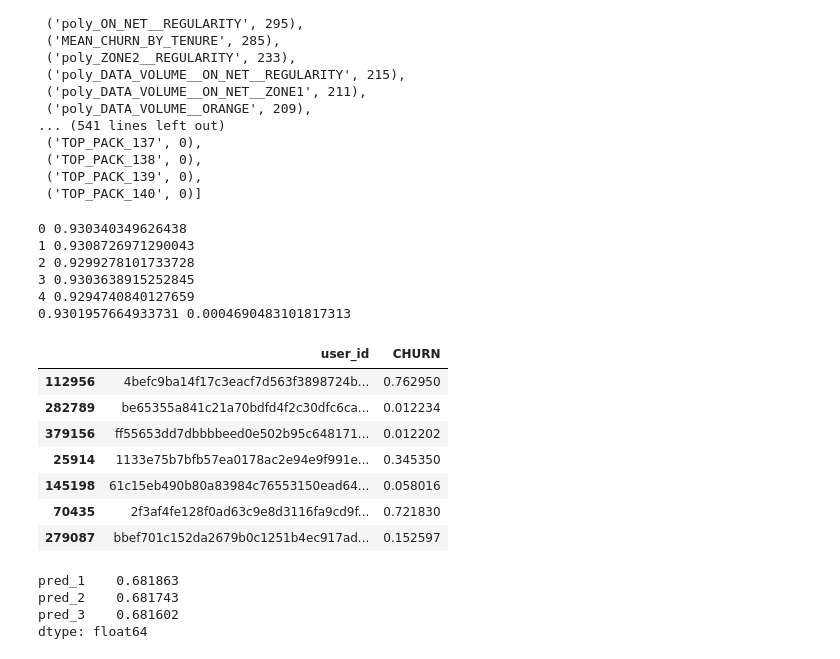
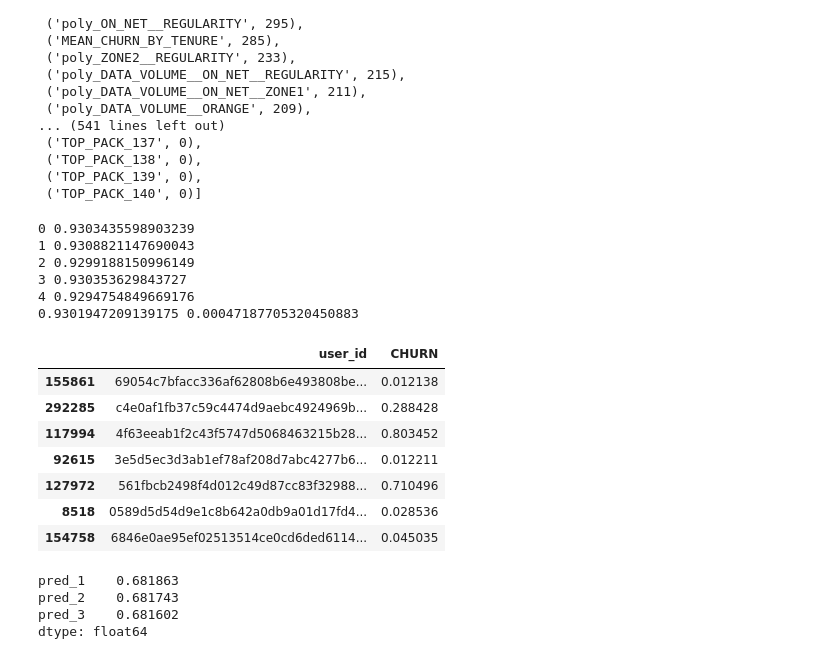
Before and after one commit to feeeper/zindi-expresso-churn-prediction-challenge, a Jupyter notebook: xgb-lgb-cb-blending.ipynb, the cells around one changed output. Drawn from its saved outputs; the diff is of its cells as text; code cells hidden in the pictures.

Commit message:
nn blending and stacking

```diff
--- a/xgb-lgb-cb-blending.ipynb
+++ b/xgb-lgb-cb-blending.ipynb
@@ -895,24 +895,28 @@ df2 = pd.read_csv("./data/train_pred_2.csv")
 df3 = pd.read_csv("./data/train_pred_3.csv")
 df4 = pd.read_csv("./data/train_pred_4.csv")
 df5 = pd.read_csv("./data/train_pred_5.csv")
+df6 = pd.read_csv("./data/train_pred_6.csv")
 
 df_test1 = pd.read_csv("./data/test_pred_1.csv")
 df_test2 = pd.read_csv("./data/test_pred_2.csv")
 df_test3 = pd.read_csv("./data/test_pred_3.csv")
 df_test4 = pd.read_csv("./data/test_pred_4.csv")
 df_test5 = pd.read_csv("./data/test_pred_5.csv")
+df_test6 = pd.read_csv("./data/test_pred_6.csv")
 
 df = df.merge(df1, left_on='user_id', right_on="id", how="left")
 df = df.merge(df2, left_on='user_id', right_on="id", how="left")
 df = df.merge(df3, left_on='user_id', right_on="id", how="left")
 df = df.merge(df4, left_on='user_id', right_on="id", how="left")
 df = df.merge(df5, left_on='user_id', right_on="id", how="left")
+df = df.merge(df6, left_on='user_id', right_on="id", how="left")
 
 df_test = df_test.merge(df_test1, left_on='user_id', right_on="id", how="left")
 df_test = df_test.merge(df_test2, left_on='user_id', right_on="id", how="left")
 df_test = df_test.merge(df_test3, left_on='user_id', right_on="id", how="left")
 df_test = df_test.merge(df_test4, left_on='user_id', right_on="id", how="left")
 df_test = df_test.merge(df_test5, left_on='user_id', right_on="id", how="left")
+df_test = df_test.merge(df_test6, left_on='user_id', right_on="id", how="left")
 
 df.head()
 # %% [output]
@@ -970,7 +974,7 @@ sorted(dict(zip(lgb_model.feature_name_, lgb_model.feature_importances_)).items(
  ('TOP_PACK_139', 0),
  ('TOP_PACK_140', 0)]
 # %%
-useful_features = ["pred_1", "pred_2", "pred_3", "pred_4", "pred_5"]
+useful_features = ['pred_1', 'pred_2', 'pred_3', 'pred_4', 'pred_5', 'pred_6']
 df_test = df_test[useful_features]
 
 final_predictions = []
@@ -1007,28 +1011,29 @@ print(np.mean(scores), np.std(scores))
 # 4 0.9307662596698618
 # 0.9315472871343549 0.0004976497673210968
 # 0.9303098065651516 0.0005268336328890778
+# 0.9301957664933731 0.0004690483101817313
 # %% [output]
-0 0.930340349626438
-1 0.9308726971290043
-2 0.9299278101733728
-3 0.9303638915252845
-4 0.9294740840127659
-0.9301957664933731 0.0004690483101817313
+0 0.9303435598903239
+1 0.9308821147690043
+2 0.9299188150996149
+3 0.930353629843727
+4 0.9294754849669176
+0.9301947209139175 0.00047187705320450883
 # %%
 sample_submission = pd.read_csv('./data/SampleSubmission.csv')
 sample_submission['CHURN'] = np.mean(np.column_stack(final_predictions), axis=1)
-sample_submission.to_csv("./data/submission-blending-6-predict-proba-logreg-poly-with-randforest-balanced-and-scgbd.csv", index=False)
+sample_submission.to_csv("./data/submission-blending-7-predict-proba-logreg-poly-with-randforest-balanced-and-scgbd-and-nn.csv", index=False)
 
 sample_submission.sample(7)
 # %% [output]
 |  | user_id | CHURN |
-| 112956 | 4befc9ba14f17c3eacf7d563f3898724b... | 0.762950 |
-| 282789 | be65355a841c21a70bdfd4f2c30dfc6ca... | 0.012234 |
-| 379156 | ff55653dd7dbbbbeed0e502b95c648171... | 0.012202 |
-| 25914 | 1133e75b7bfb57ea0178ac2e94e9f991e... | 0.345350 |
-| 145198 | 61c15eb490b80a83984c76553150ead64... | 0.058016 |
-| 70435 | 2f3af4fe128f0ad63c9e8d3116fa9cd9f... | 0.721830 |
-| 279087 | bbef701c152da2679b0c1251b4ec917ad... | 0.152597 |
+| 155861 | 69054c7bfacc336af62808b6e493808be... | 0.012138 |
+| 292285 | c4e0af1fb37c59c4474d9aebc4924969b... | 0.288428 |
+| 117994 | 4f63eeab1f2c43f5747d5068463215b28... | 0.803452 |
+| 92615 | 3e5d5ec3d3ab1ef78af208d7abc4277b6... | 0.012211 |
+| 127972 | 561fbcb2498f4d012c49d87cc83f32988... | 0.710496 |
+| 8518 | 0589d5d54d9e1c8b642a0db9a01d17fd4... | 0.028536 |
+| 154758 | 6846e0ae95ef02513514ce0cd6ded6114... | 0.045035 |
 # %%
 df_test.to_csv('./data/test_stack.csv', index=None)
 df.to_csv('./data/train_stack.csv', index=None)
```
Also changed, not shown: parts of 3 cells of this notebook, 2 other files.
